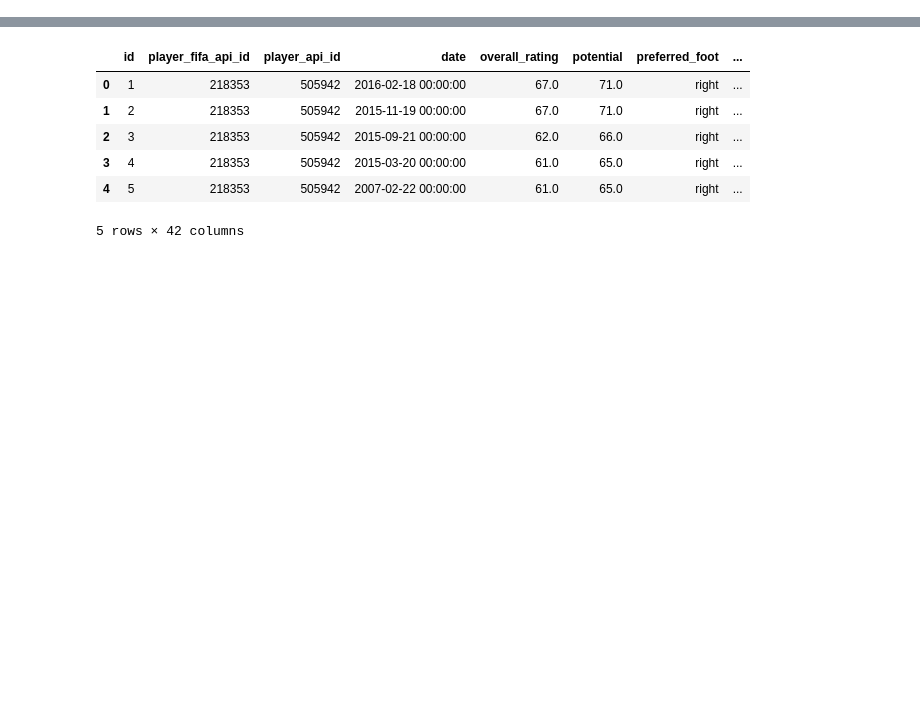
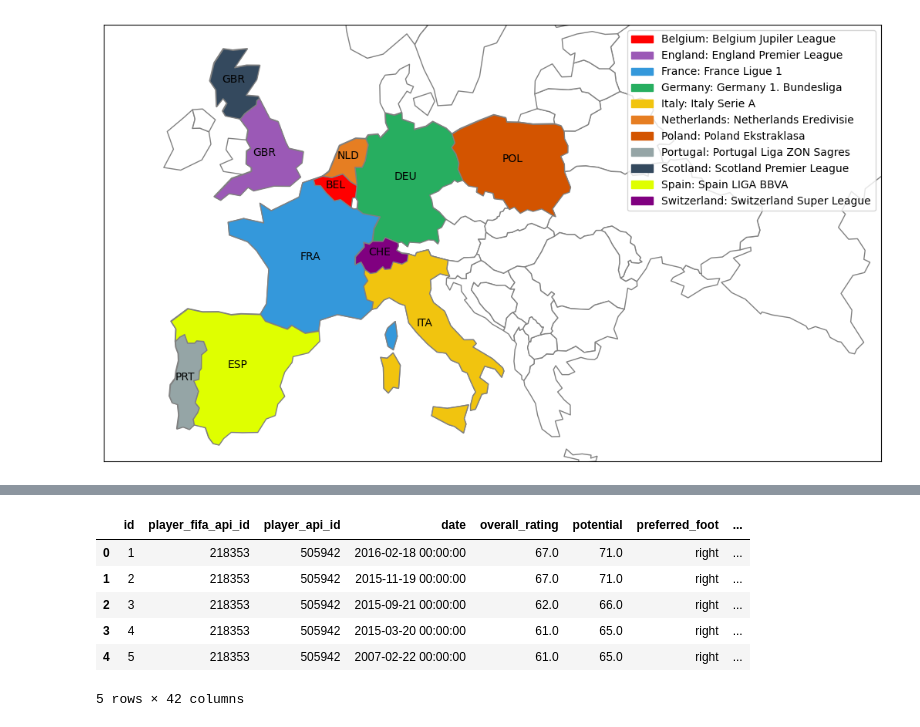
Before and after one commit to nihal-DS/Euro-Soccer-Analysis, a Jupyter notebook: Euro_Soccer1.ipynb, the cells around one changed output, grey strips where cells are left out. Cells and saved outputs as stored; diff of their text form; code cells hidden in the pictures; blank space fills up the shorter version.

```diff
--- a/Euro_Soccer1.ipynb
+++ b/Euro_Soccer1.ipynb
@@ -35,0 +54,4 @@ from sklearn.ensemble import RandomForestRegressor
+# %%
+df_countries_raw = pd.read_sql_query("SELECT * FROM Country", conn)
+df_countries = df_countries_raw.copy()
+df_countries.head()
@@ -35,0 +65,4 @@ from sklearn.ensemble import RandomForestRegressor
+# %%
+df_league_raw = pd.read_sql_query("SELECT * FROM League", conn)
+df_league = df_league_raw.copy()
+df_league.head()
@@ -35,0 +131,5 @@ from sklearn.ensemble import RandomForestRegressor
+# %%
+# Name of the leagues of each countries
+league_names = pd.merge(left = df_countries, right = df_league, left_on = 'id',
+                        right_on = 'country_id').rename(columns = {'name_x': 'country', 'name_y': 'league_name'})[['country', 'league_name']]
+league_names
@@ -35,0 +149,33 @@ from sklearn.ensemble import RandomForestRegressor
+# %%
+import matplotlib.patches as mpatches
+import geopandas as gpd
+
+world = gpd.read_file(r"countries1/ne_110m_admin_0_map_units.shp")
+
+colors = ["#FF0000", "#9B59B6", "#3498DB", "#27AE60", "#F1C40F", "#E67E22", "#D35400", "#95A5A6", "#34495E", "#DFFF00", "#800080"]
+
+ax1 = world[world.CONTINENT == 'Europe'].plot(figsize=(13,9), edgecolor=u'gray', color = "white")
+
+for idx, name in enumerate(league_names.country):
+    world[world.NAME == name].plot(edgecolor = u'gray', color = colors[idx], ax=ax1)
+
+for country in league_names.country:
+    plt.text(x = world.loc[world.NAME == country].centroid.x.values[0] - 1,
+             y = world.loc[world.NAME == country].centroid.y.values[0],
+             s = world.loc[world.NAME == country]['ADM0_A3'].values[0])
+
+legends = []
+for color, name in zip(colors, league_names.values):
+    legends.append(mpatches.Patch(color = color, label = name[0] + ": " + name[1]))
+
+# plt.ylabel('Latitude')
+# plt.xlabel('Longitude')
+
+plt.xlim(-15, 50)
+plt.ylim(35, 60)
+plt.xticks([])
+plt.yticks([])
+plt.legend(handles=legends) #, bbox_to_anchor = [1.55,1.01]
+plt.show()
+# %% [output]
+[figure, added]
```
Also changed, not shown: parts of 36 cells of this notebook, 7 other files.
